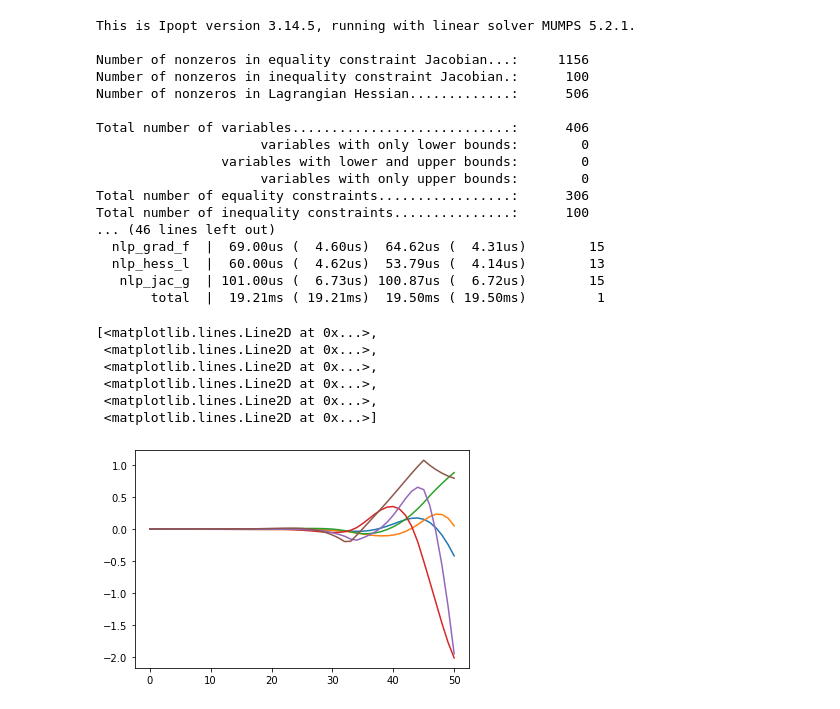
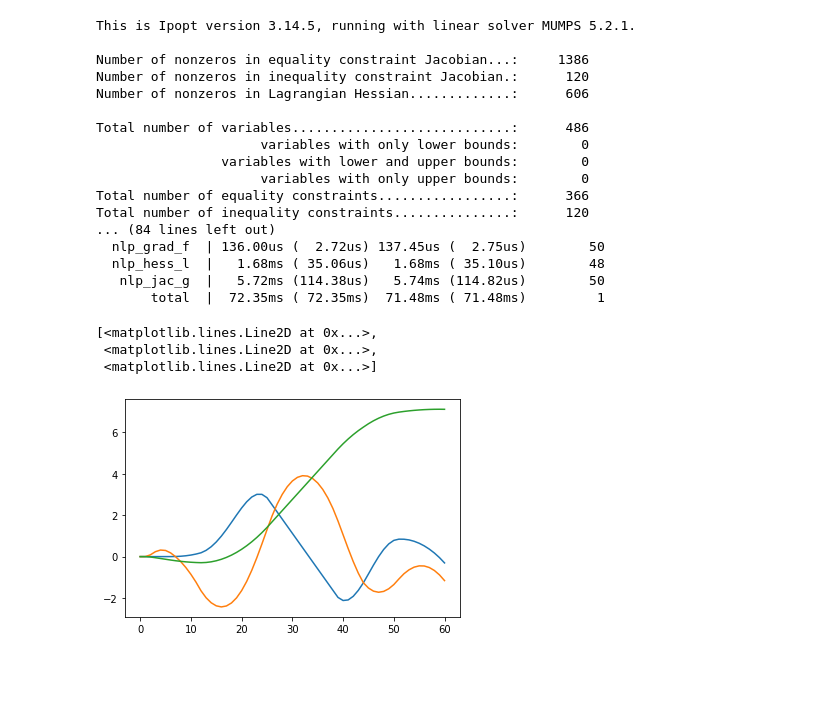
Before and after one commit to ialab-yale/robot_fundamentals, a Jupyter notebook: examples/opt_control/drone_flip_opt_casadi.ipynb, the cells around one changed output. Saved outputs shown, nothing was run; the diff lists cells and outputs as text; code cells hidden in the pictures; blank space fills up the shorter version.

```diff
--- a/examples/opt_control/drone_flip_opt_casadi.ipynb
+++ b/examples/opt_control/drone_flip_opt_casadi.ipynb
@@ -49,10 +53,10 @@ opti.subject_to(x[:,0]==p) #np.array([2.,0.]))
 # opti.subject_to(u>=0)
 # opti.subject_to(x[:,-1]==pf) #np.array([10.,0.]))
 # %%
-p_opts = {"expand": True}
-s_opts = {"max_iter": 1000000}
-opti.solver('ipopt', p_opts, s_opts)
-
+# p_opts = {"expand": True}
+# s_opts = {"max_iter": 1000000}
+# opti.solver('ipopt', p_opts, s_opts)
+opti.solver("ipopt")
 # And choose a concrete value for p
 opti.set_value(p, [0.,0.,0.,0.,0.,0.])
 # opti.set_value(pf, [1.1 ,0.])
@@ -60,34 +64,31 @@ sol = opti.solve()
 # %% [output]
 This is Ipopt version 3.14.5, running with linear solver MUMPS 5.2.1.
 
-Number of nonzeros in equality constraint Jacobian...:     1156
-Number of nonzeros in inequality constraint Jacobian.:      100
-Number of nonzeros in Lagrangian Hessian.............:      506
+Number of nonzeros in equality constraint Jacobian...:     1386
+Number of nonzeros in inequality constraint Jacobian.:      120
+Number of nonzeros in Lagrangian Hessian.............:      606
 
-Total number of variables............................:      406
+Total number of variables............................:      486
                      variables with only lower bounds:        0
                 variables with lower and upper bounds:        0
                      variables with only upper bounds:        0
-Total number of equality constraints.................:      306
-Total number of inequality constraints...............:      100
-... (46 lines left out)
-  nlp_grad_f  |  69.00us (  4.60us)  64.62us (  4.31us)        15
-  nlp_hess_l  |  60.00us (  4.62us)  53.79us (  4.14us)        13
-   nlp_jac_g  | 101.00us (  6.73us) 100.87us (  6.72us)        15
-       total  |  19.21ms ( 19.21ms)  19.50ms ( 19.50ms)         1
+Total number of equality constraints.................:      366
+Total number of inequality constraints...............:      120
+... (84 lines left out)
+  nlp_grad_f  | 136.00us (  2.72us) 137.45us (  2.75us)        50
+  nlp_hess_l  |   1.68ms ( 35.06us)   1.68ms ( 35.10us)        48
+   nlp_jac_g  |   5.72ms (114.38us)   5.74ms (114.82us)        50
+       total  |  72.35ms ( 72.35ms)  71.48ms ( 71.48ms)         1
 # %%
-plt.plot(opti.debug.value(x).T)
+# plt.plot(opti.debug.value(x).T)
 # plt.plot(opti.debug.value(u).T)
 
-# plt.plot(sol.value(x).T[:,:3])
+plt.plot(sol.value(x).T[:,:3])
 # %% [output]
 [<matplotlib.lines.Line2D at 0x...>,
  <matplotlib.lines.Line2D at 0x...>,
- <matplotlib.lines.Line2D at 0x...>,
- <matplotlib.lines.Line2D at 0x...>,
- <matplotlib.lines.Line2D at 0x...>,
  <matplotlib.lines.Line2D at 0x...>]
-[figure, old version]
+[figure, new version]
 # %%
 plt.plot(sol.value(u).T)
 # %% [output]
```
Also changed, not shown: parts of 4 cells of this notebook, 4 other files.
